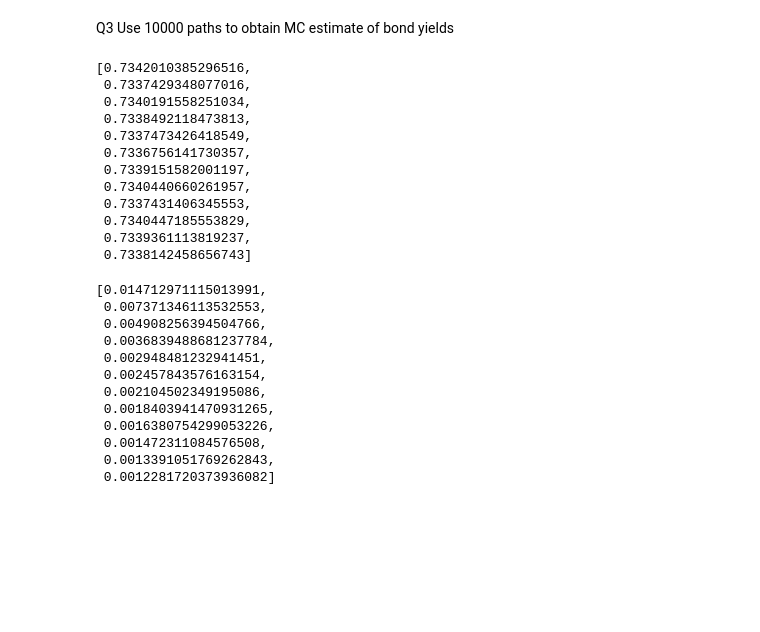
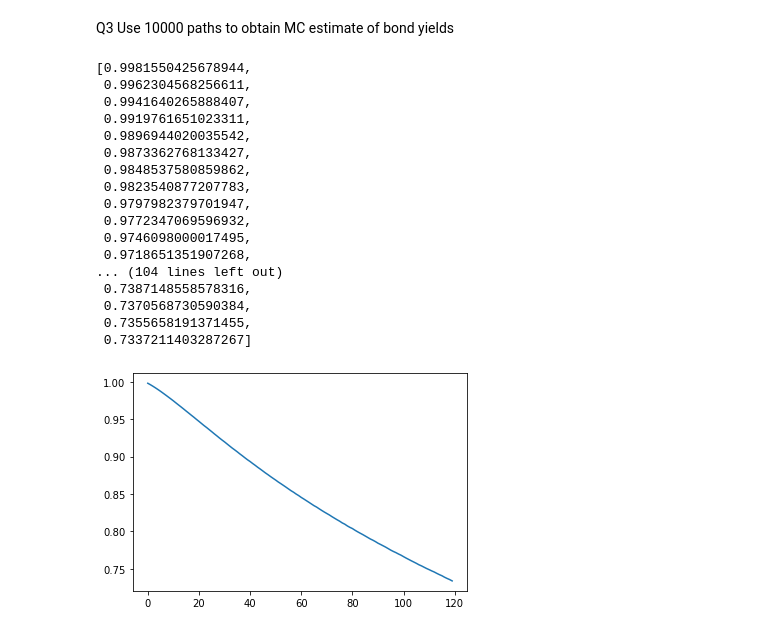
Before and after one commit to L00shui/Project3, a Jupyter notebook: Project3.ipynb, the cells around one changed output. Drawn from its saved outputs; the diff is of its cells as text; code cells hidden in the pictures; blank space fills up the shorter version.

```diff
--- a/Project3.ipynb
+++ b/Project3.ipynb
@@ -104,33 +106,25 @@ yt,Pt = Yields_mat(a, b, sigma, alpha, beta, eta, lamda, Nsim,T, x_0, y_0)
-# %%
-Pt
-# %% [output]
-[0.7342010385296516,
- 0.7337429348077016,
- 0.7340191558251034,
- 0.7338492118473813,
- 0.7337473426418549,
- 0.7336756141730357,
- 0.7339151582001197,
- 0.7340440660261957,
- 0.7337431406345553,
- 0.7340447185553829,
- 0.7339361113819237,
- 0.7338142458656743]
-# %%
-yt
-# %% [output]
-[0.014712971115013991,
- 0.007371346113532553,
- 0.004908256394504766,
- 0.0036839488681237784,
- 0.002948481232941451,
- 0.002457843576163154,
- 0.002104502349195086,
- 0.0018403941470931265,
- 0.0016380754299053226,
- 0.001472311084576508,
- 0.0013391051769262843,
- 0.0012281720373936082]
+# %%
+plt.plot(Pt)
+Pt
+# %% [output]
+[0.9981550425678944,
+ 0.9962304568256611,
+ 0.9941640265888407,
+ 0.9919761651023311,
+ 0.9896944020035542,
+ 0.9873362768133427,
+ 0.9848537580859862,
+ 0.9823540877207783,
+ 0.9797982379701947,
+ 0.9772347069596932,
+ 0.9746098000017495,
+ 0.9718651351907268,
+... (104 lines left out)
+ 0.7387148558578316,
+ 0.7370568730590384,
+ 0.7355658191371455,
+ 0.7337211403287267]
+[figure, added]
 # %%
 plt.plot(yt)
 # %% [output]
```
Also changed, not shown: parts of 4 cells of this notebook.
